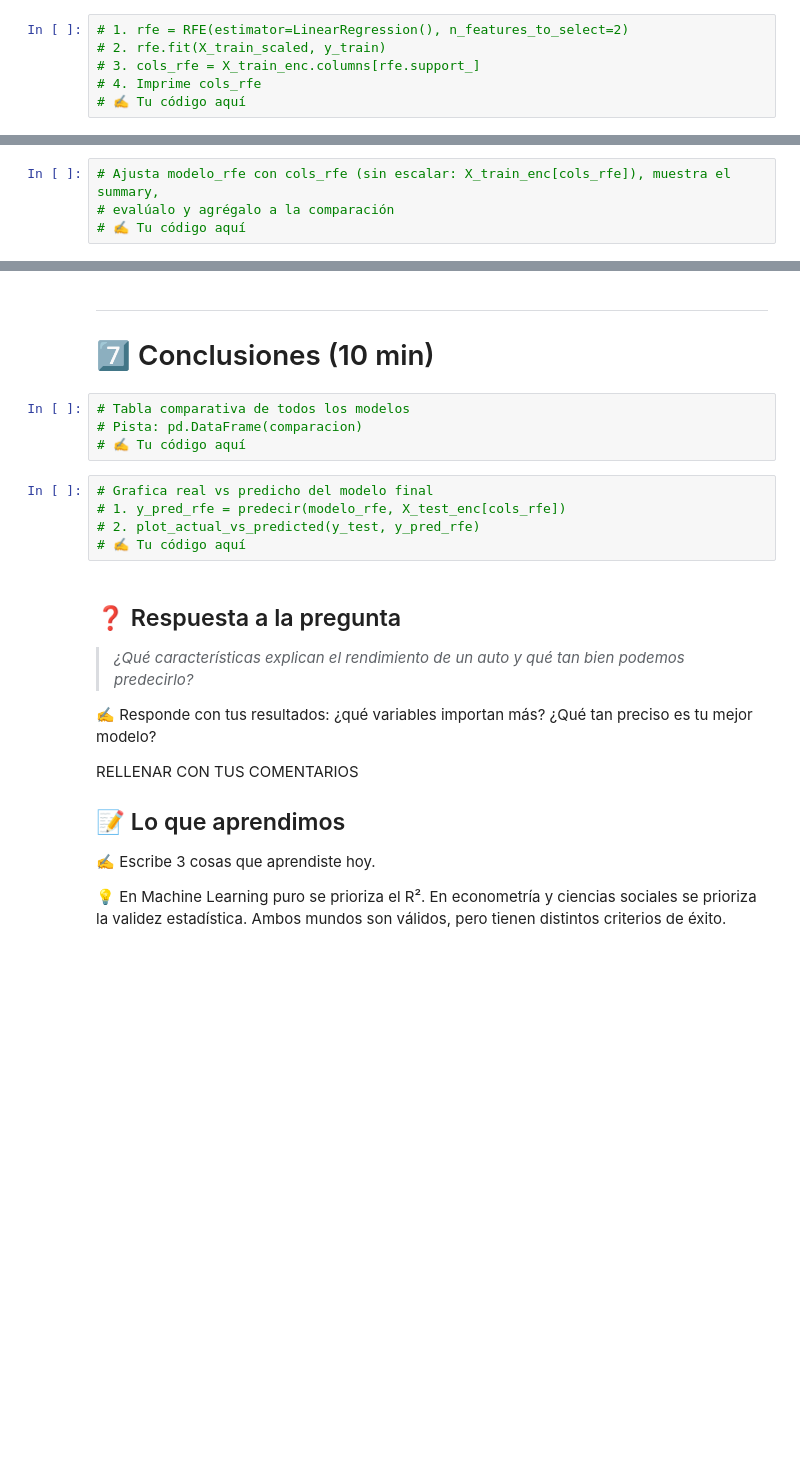
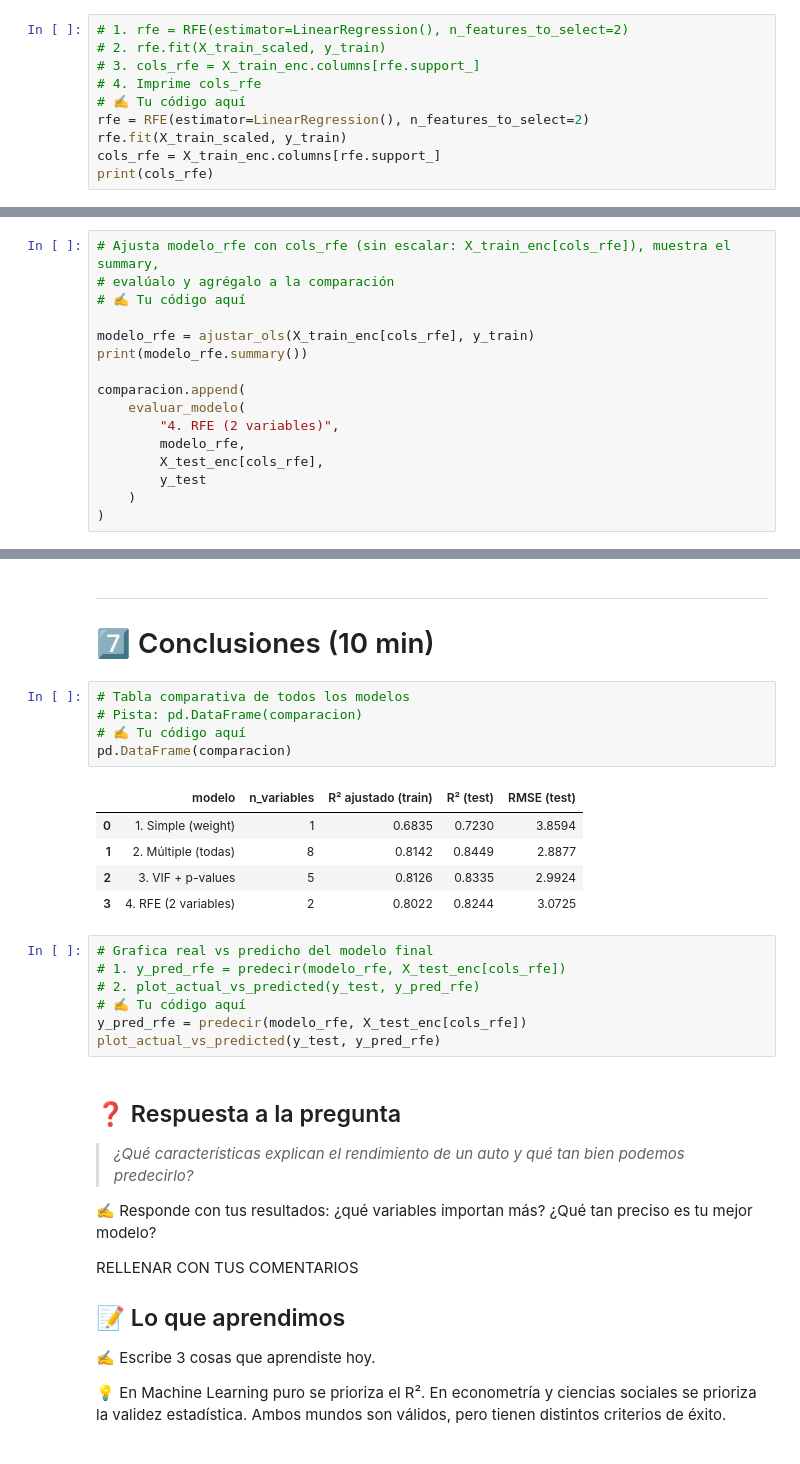
Before and after one commit to armandogonzalezpena-byte/linear_regression_intro_students, a Jupyter notebook: 01-regresion-lineal/caso_mpg.ipynb, the cells around one changed output, grey strips where cells are left out. Cells and saved outputs as stored; diff of their text form; blank space fills up the shorter version.

```diff
--- a/01-regresion-lineal/caso_mpg.ipynb
+++ b/01-regresion-lineal/caso_mpg.ipynb
@@ -857,3 +856,7 @@ Cuando la curva se **aplana**, preferimos el modelo **más simple** (*principio
 # 3. cols_rfe = X_train_enc.columns[rfe.support_]
 # 4. Imprime cols_rfe
 # ✍️ Tu código aquí
+rfe = RFE(estimator=LinearRegression(), n_features_to_select=2)
+rfe.fit(X_train_scaled, y_train)
+cols_rfe = X_train_enc.columns[rfe.support_]
+print(cols_rfe)
@@ -861,3 +866,15 @@ Cuando la curva se **aplana**, preferimos el modelo **más simple** (*principio
 # Ajusta modelo_rfe con cols_rfe (sin escalar: X_train_enc[cols_rfe]), muestra el summary,
 # evalúalo y agrégalo a la comparación
 # ✍️ Tu código aquí
+
+modelo_rfe = ajustar_ols(X_train_enc[cols_rfe], y_train)
+print(modelo_rfe.summary())
+
+comparacion.append(
+    evaluar_modelo(
+        "4. RFE (2 variables)",
+        modelo_rfe,
+        X_test_enc[cols_rfe],
+        y_test
+    )
+)
@@ -871,12 +906,21 @@ RELLENAR CON TUS COMENTARIOS
 # %%
 # Tabla comparativa de todos los modelos
 # Pista: pd.DataFrame(comparacion)
 # ✍️ Tu código aquí
+pd.DataFrame(comparacion)
+# %% [output]
+|  | modelo | n_variables | R² ajustado (train) | R² (test) | RMSE (test) |
+| 0 | 1. Simple (weight) | 1 | 0.6835 | 0.7230 | 3.8594 |
+| 1 | 2. Múltiple (todas) | 8 | 0.8142 | 0.8449 | 2.8877 |
+| 2 | 3. VIF + p-values | 5 | 0.8126 | 0.8335 | 2.9924 |
+| 3 | 4. RFE (2 variables) | 2 | 0.8022 | 0.8244 | 3.0725 |
 # %%
 # Grafica real vs predicho del modelo final
 # 1. y_pred_rfe = predecir(modelo_rfe, X_test_enc[cols_rfe])
 # 2. plot_actual_vs_predicted(y_test, y_pred_rfe)
 # ✍️ Tu código aquí
+y_pred_rfe = predecir(modelo_rfe, X_test_enc[cols_rfe])
+plot_actual_vs_predicted(y_test, y_pred_rfe)
 # %% [markdown]
 ## ❓ Respuesta a la pregunta
 > *¿Qué características explican el rendimiento de un auto y qué tan bien podemos predecirlo?*
```
Also changed, not shown: parts of 6 cells of this notebook.
